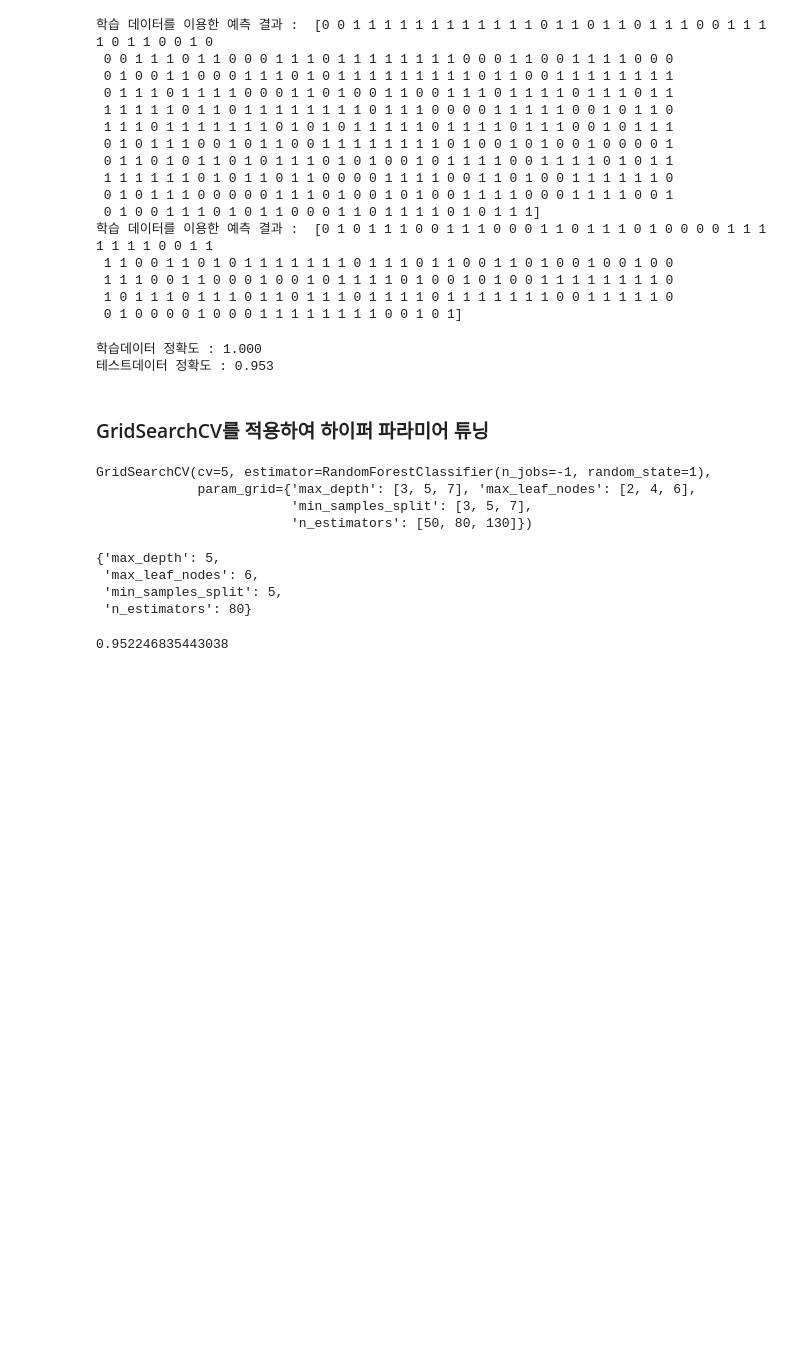
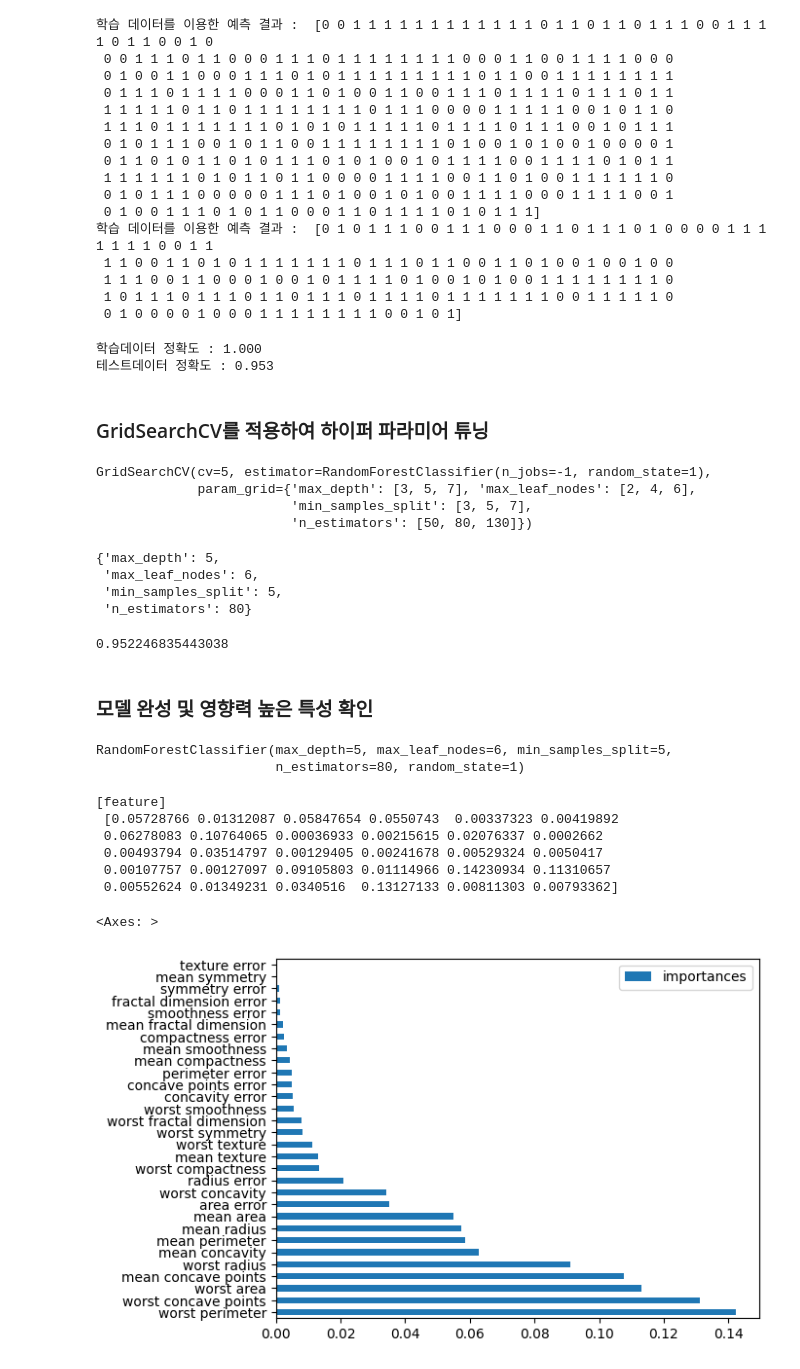
Before and after one commit to asdfgl98/MachineLearning-study, a Jupyter notebook: ex07_Ensemble_유방암 데이터 분류.ipynb, the cells around one changed output. Cells and saved outputs as stored; diff of their text form; code cells hidden in the pictures; blank space fills up the shorter version.

```diff
--- a/ex07_Ensemble_유방암 데이터 분류.ipynb
+++ b/ex07_Ensemble_유방암 데이터 분류.ipynb
@@ -201,3 +201,5 @@ grid.best_params_
 grid.best_score_
 # %% [output]
 0.952246835443038
+# %% [markdown]
+### 모델 완성 및 영향력 높은 특성 확인
@@ -203,0 +210,34 @@ grid.best_score_
+# %%
+# Random Forest 모델 완성하기
+best_model = RandomForestClassifier(max_depth= 5,
+                                    max_leaf_nodes= 6,
+                                    min_samples_split = 5,
+                                    n_estimators= 80,
+                                    random_state=1)
+# 학습
+best_model.fit(X_train, y_train)
+# %% [output]
+RandomForestClassifier(max_depth=5, max_leaf_nodes=6, min_samples_split=5,
+                       n_estimators=80, random_state=1)
+# %%
+# feature_importances_ 를 이용해서 영향력이 높은 모델의 특성을 추출하기
+fi = best_model.feature_importances_
+print('[feature] \n',fi)
+# %% [output]
+[feature]
+ [0.05728766 0.01312087 0.05847654 0.0550743  0.00337323 0.00419892
+ 0.06278083 0.10764065 0.00036933 0.00215615 0.02076337 0.0002662
+ 0.00493794 0.03514797 0.00129405 0.00241678 0.00529324 0.0050417
+ 0.00107757 0.00127097 0.09105803 0.01114966 0.14230934 0.11310657
+ 0.00552624 0.01349231 0.0340516  0.13127133 0.00811303 0.00793362]
+# %%
+# 영향력 높은 모델의 특성의 형태를 데이터 프레임으로 생성하기
+# 행 : 특성명, 열 : 특성의 중요도 값
+df1 = pd.DataFrame(fi, index=data.feature_names, columns=['importances'])
+df1 = df1.sort_values(by='importances', ascending=False) # 특성의 중요도를 내림차순 정렬
+# %%
+# 데이터 프레임의 값을 시각화 : bar 차트 - 수평 bar 차트 barh()
+df1.plot.barh()
+# %% [output]
+<Axes: >
+[figure, added]
```
Also changed, not shown: parts of 14 cells of this notebook, 1 other file.
